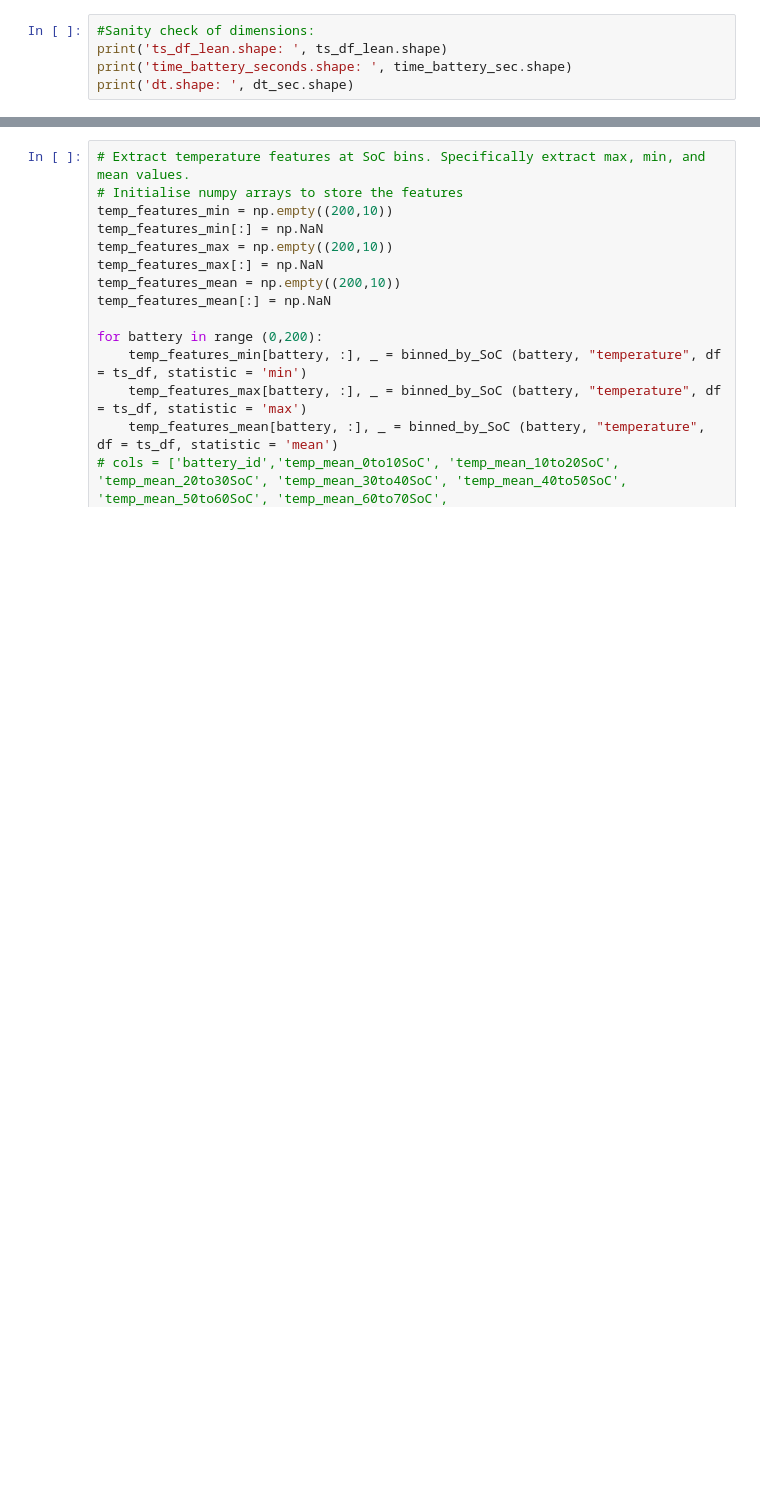
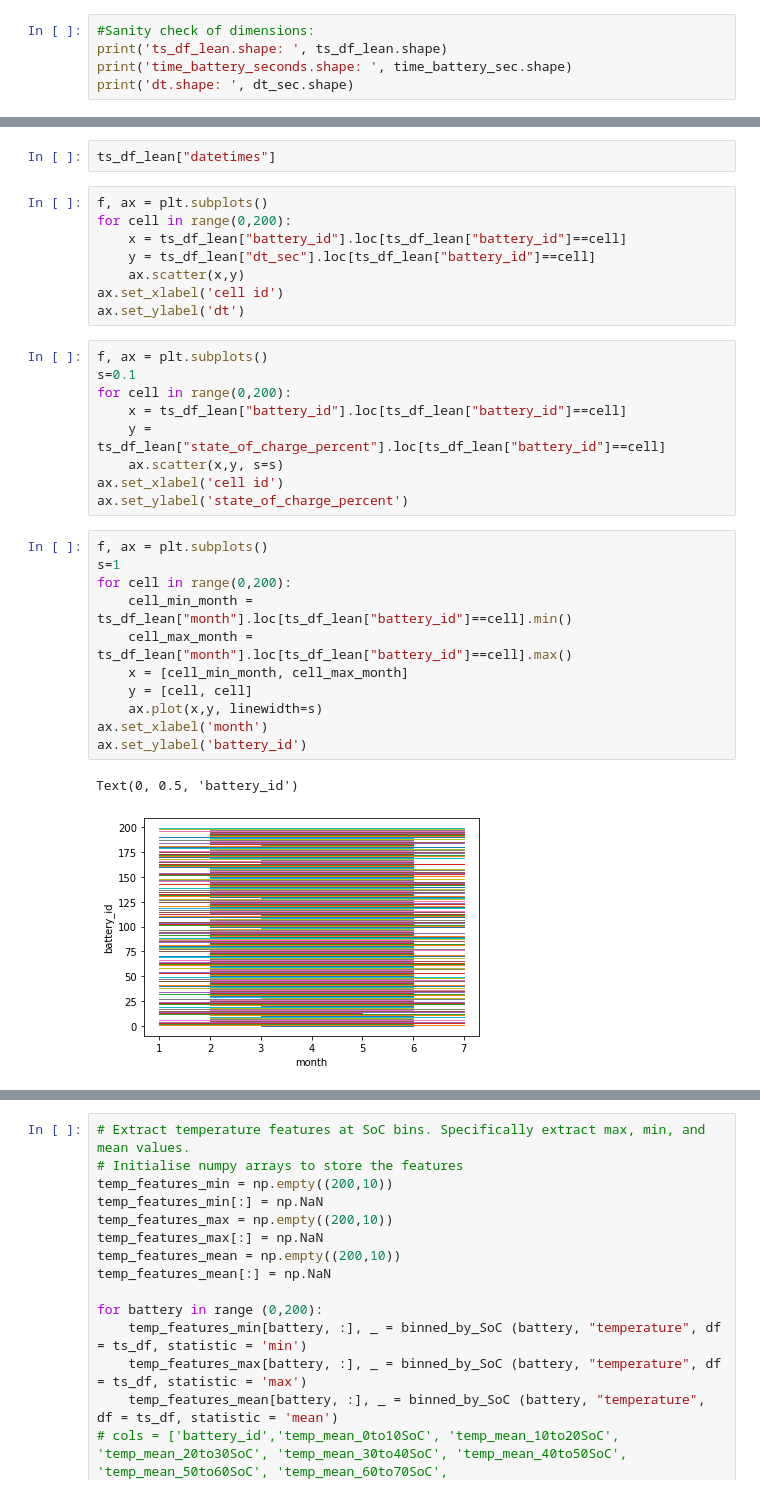
Before and after one commit to EliasGaliounas/BatteryDevBBoxx, a Jupyter notebook: notebooks/dataload.ipynb, the cells around one changed output, grey strips where cells are left out. Drawn from its saved outputs; the diff is of its cells as text; blank space fills up the shorter version.

```diff
--- a/notebooks/dataload.ipynb
+++ b/notebooks/dataload.ipynb
@@ -130,0 +301,33 @@ ts_df_lean.loc[:, "dt_sec"] = dt_sec
+# %%
+ts_df_lean["datetimes"]
+# %%
+f, ax = plt.subplots()
+for cell in range(0,200):
+    x = ts_df_lean["battery_id"].loc[ts_df_lean["battery_id"]==cell]
+    y = ts_df_lean["dt_sec"].loc[ts_df_lean["battery_id"]==cell]
+    ax.scatter(x,y)
+ax.set_xlabel('cell id')
+ax.set_ylabel('dt')
+# %%
+f, ax = plt.subplots()
+s=0.1
+for cell in range(0,200):
+    x = ts_df_lean["battery_id"].loc[ts_df_lean["battery_id"]==cell]
+    y = ts_df_lean["state_of_charge_percent"].loc[ts_df_lean["battery_id"]==cell]
+    ax.scatter(x,y, s=s)
+ax.set_xlabel('cell id')
+ax.set_ylabel('state_of_charge_percent')
+# %%
+f, ax = plt.subplots()
+s=1
+for cell in range(0,200):
+    cell_min_month = ts_df_lean["month"].loc[ts_df_lean["battery_id"]==cell].min()
+    cell_max_month = ts_df_lean["month"].loc[ts_df_lean["battery_id"]==cell].max()
+    x = [cell_min_month, cell_max_month]
+    y = [cell, cell]
+    ax.plot(x,y, linewidth=s)
+ax.set_xlabel('month')
+ax.set_ylabel('battery_id')
+# %% [output]
+Text(0, 0.5, 'battery_id')
+[figure, added]
```
Also changed, not shown: parts of 32 cells of this notebook.
